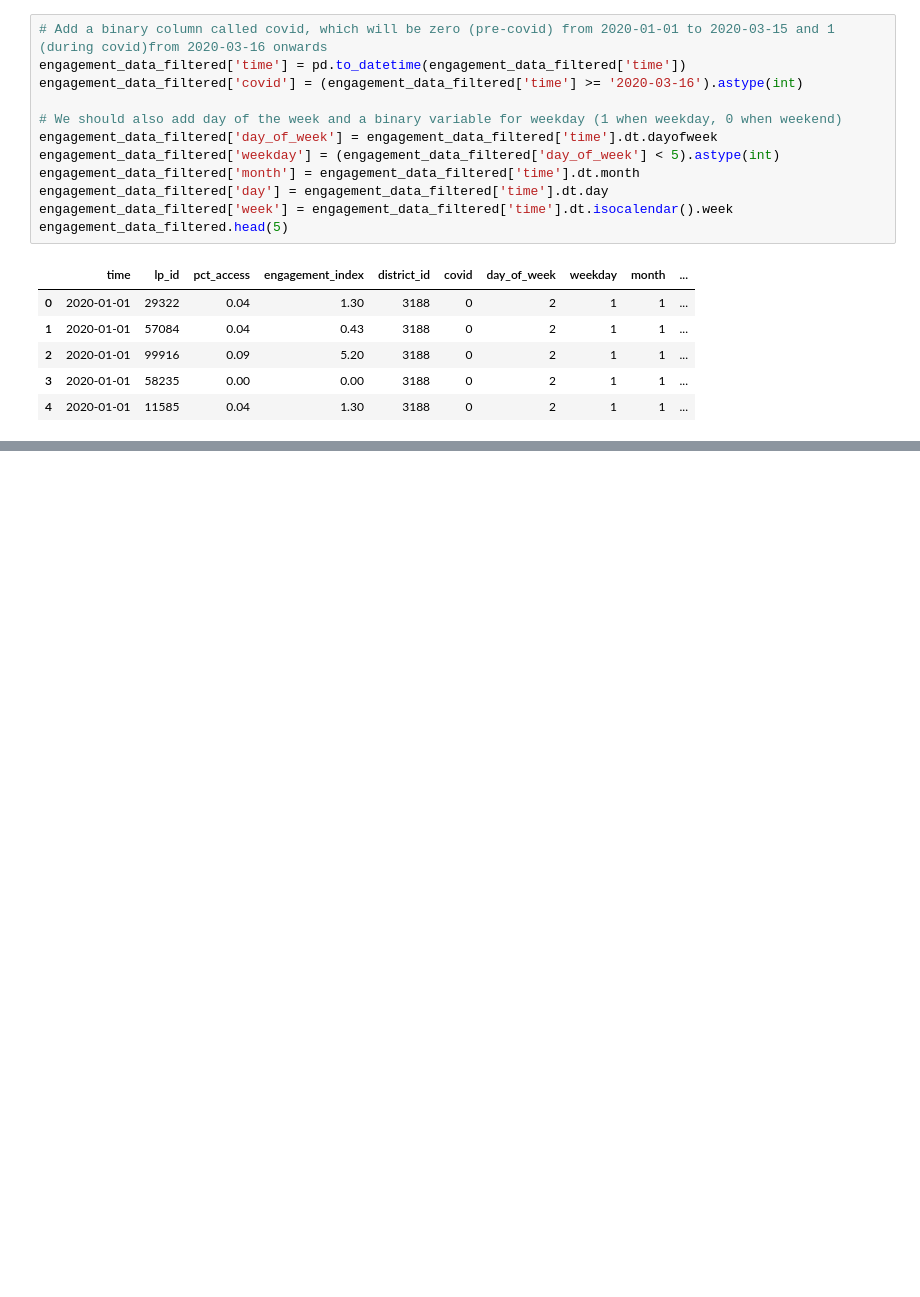
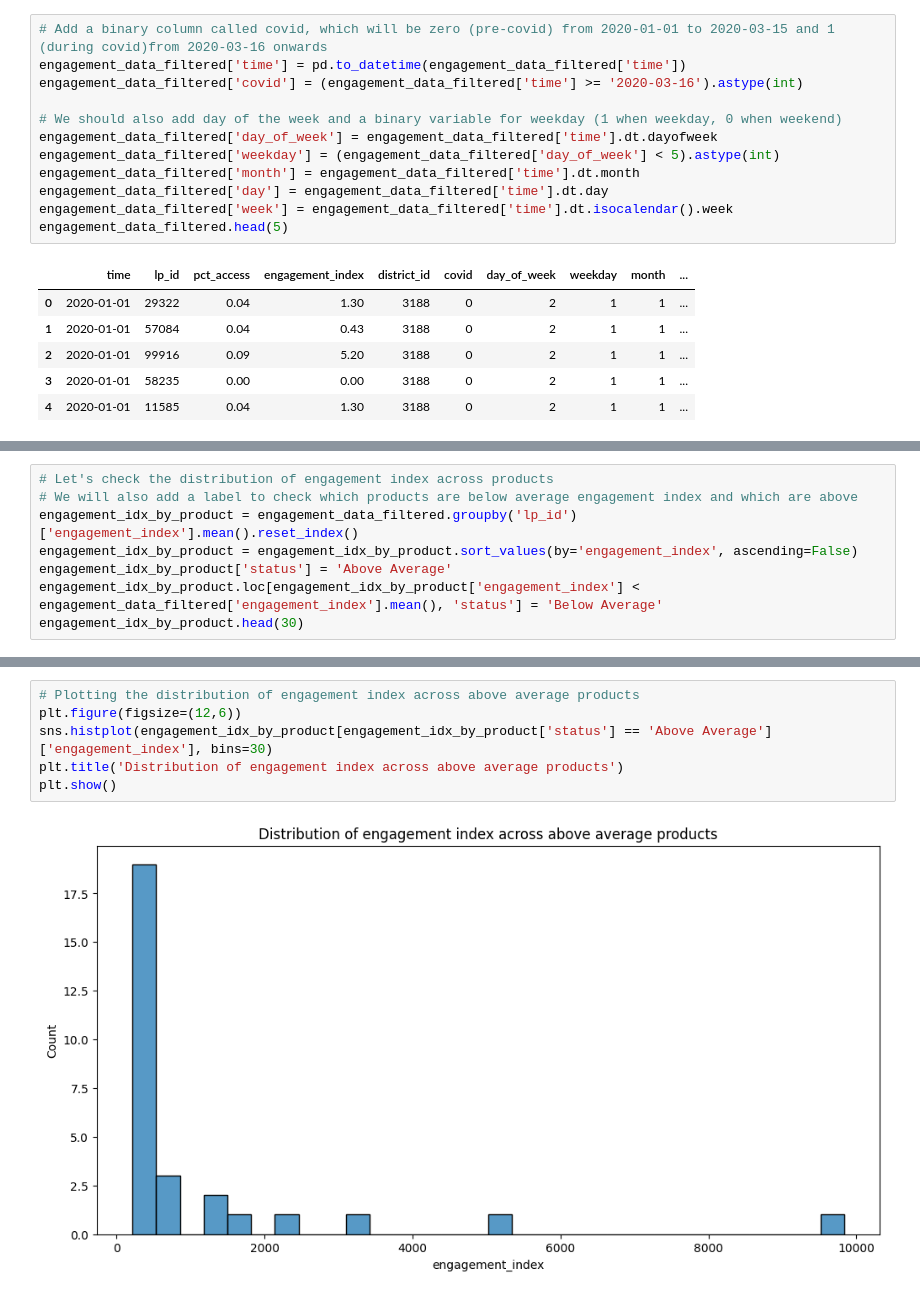
Before and after one commit to eshanprashar/covid_edtech_usage, a Jupyter notebook: code/02_eda_engagement_data.ipynb, the cells around one changed output, grey strips where cells are left out. Drawn from its saved outputs; the diff is of its cells as text; blank space fills up the shorter version.

```diff
--- a/code/02_eda_engagement_data.ipynb
+++ b/code/02_eda_engagement_data.ipynb
@@ -343,0 +166,8 @@ plt.show()
+# %%
+# Let's check the distribution of engagement index across products
+# We will also add a label to check which products are below average engagement index and which are above
+engagement_idx_by_product = engagement_data_filtered.groupby('lp_id')['engagement_index'].mean().reset_index()
+engagement_idx_by_product = engagement_idx_by_product.sort_values(by='engagement_index', ascending=False)
+engagement_idx_by_product['status'] = 'Above Average'
+engagement_idx_by_product.loc[engagement_idx_by_product['engagement_index'] < engagement_data_filtered['engagement_index'].mean(), 'status'] = 'Below Average'
+engagement_idx_by_product.head(30)
@@ -343,0 +208,8 @@ plt.show()
+# %%
+# Plotting the distribution of engagement index across above average products
+plt.figure(figsize=(12,6))
+sns.histplot(engagement_idx_by_product[engagement_idx_by_product['status'] == 'Above Average']['engagement_index'], bins=30)
+plt.title('Distribution of engagement index across above average products')
+plt.show()
+# %% [output]
+[figure, added]
```
Also changed, not shown: parts of 41 cells of this notebook, 2 other files.
